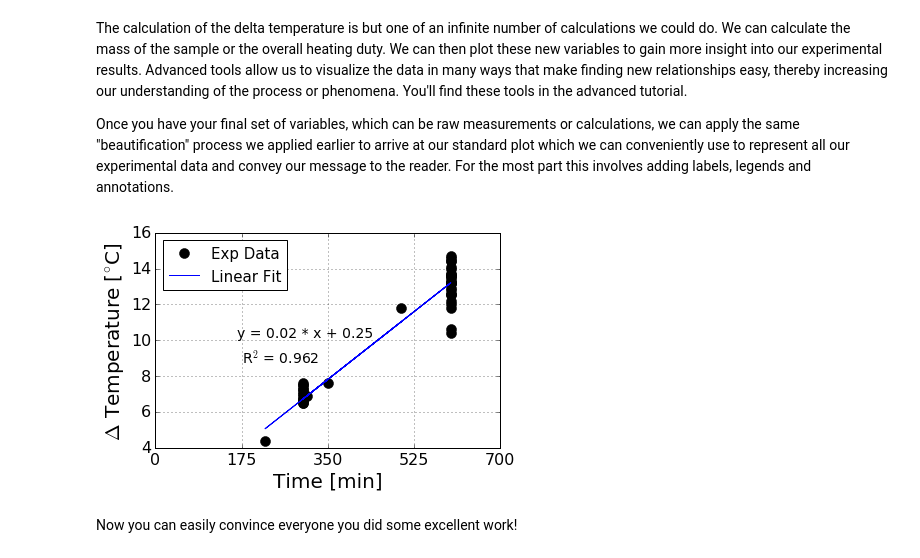
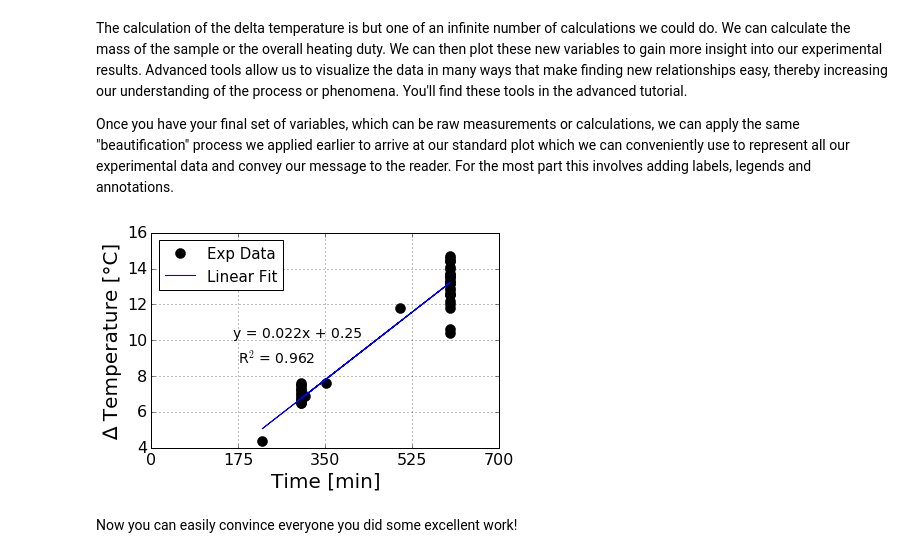
Before and after one commit to alchemyst/DataScience, a Jupyter notebook: Basic Plotting/Basic Plotting.ipynb, the cells around one changed output. Saved outputs shown, nothing was run; the diff lists cells and outputs as text; code cells hidden in the pictures.

```diff
--- a/Basic Plotting/Basic Plotting.ipynb
+++ b/Basic Plotting/Basic Plotting.ipynb
@@ -203,3 +208,5 @@ rawdata_XY = np.genfromtxt('RawData.csv', delimiter=",")
+# %%
+rawdata_XY = pandas.read_excel('RawData.xlsx', skiprows=[1,2])
 # %% [markdown]
 It is worth mentioning that Excel can easily open a .csv file, when opening, simply select **All Files (***.***)** from the drop down menu and then choose comma as the delimiter if needed.
 
@@ -230,4 +229,6 @@ plt.plot(rawdata_XY[3::,3], rawdata_XY[3::,4], 'ko', markersize=10);
 [figure]
 # %% [markdown]
 In this case we are comparing the final temperature of the experiment to the incident light flux. For this data there does not seem to be any correlation. What about the duration of the experiment, column 9?
+# %%
+rawdata_XY['DeltaT'] = rawdata_XY.Var3 - rawdata_XY.Var1
 # %%
@@ -240,8 +241,8 @@ Ah-ha! Now we are on to something! Although it is not entirely surprising that t
 import scipy.optimize as opt
 # %%
 #First define our x and y variables
-DeltaT = rawdata_XY[3::,4]-rawdata_XY[3::,2]
-ExpTime = rawdata_XY[3::,8]
+DeltaT = rawdata_XY.DeltaT
+ExpTime = rawdata_XY.Var7
 
 #Define our error function: in this case it is our prediction minus the real value
 def dofit(params):
@@ -271,23 +272,23 @@ Once you have your final set of variables, which can be raw measurements or calc
 # %%
 plt.plot(ExpTime, DeltaT, 'ko', markersize=10, label='Exp Data');
 plt.plot(ExpTime, y_fit, label='Linear Fit');
 plt.legend(loc=0, numpoints = 1, fontsize=20, prop={'size':15})
-plt.ylabel('$\Delta$ Temperature [$^{\circ}$C]', fontsize=20)
+plt.ylabel(u'∆ Temperature [°C]', fontsize=20)
 plt.xlabel('Time [min]', fontsize=20)
-plt.xlim(0,650)
+plt.xlim(0, 650)
 plt.grid()
 plt.tick_params(axis='x', labelsize=16)
 plt.tick_params(axis='y', labelsize=16)
 plt.xticks(np.linspace(0,700,5));
-Rsqr = 'R$^2$ = '+str(round(np.corrcoef(DeltaT,y_fit)[0,1],3))
-fit_str = 'y = '+str(round(fit_params[0],2))+' * x + '+str(round(fit_params[1],2))
+Rsqr = 'R$^2$ = {:.3}'.format(np.corrcoef(DeltaT,y_fit)[0,1])
+fit_str = 'y = {:.2}x + {:.2}'.format(*fit_params)
 plt.annotate(fit_str, xy=(165, 10), fontsize=14, arrowprops=dict(facecolor='black', shrink=0.05),
             horizontalalignment='left', verticalalignment='bottom',)
 plt.annotate(Rsqr, xy=(175, 8.5), fontsize=14, arrowprops=dict(facecolor='black', shrink=0.05),
             horizontalalignment='left', verticalalignment='bottom',)
 plt.tight_layout();
 # %% [output]
-[figure, old version]
+[figure, new version]
 # %% [markdown]
 Now you can easily convince everyone you did some excellent work!
 # %% [markdown]
```
Also changed, not shown: parts of 18 cells of this notebook.
